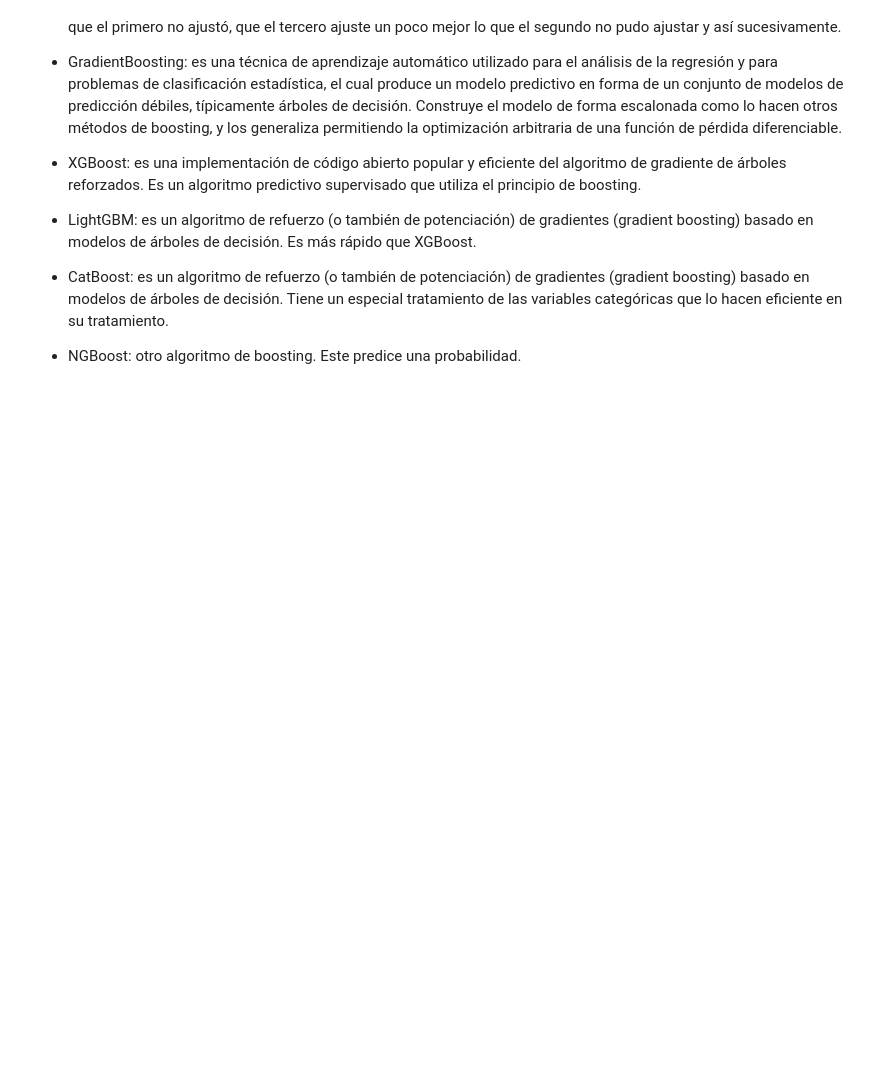
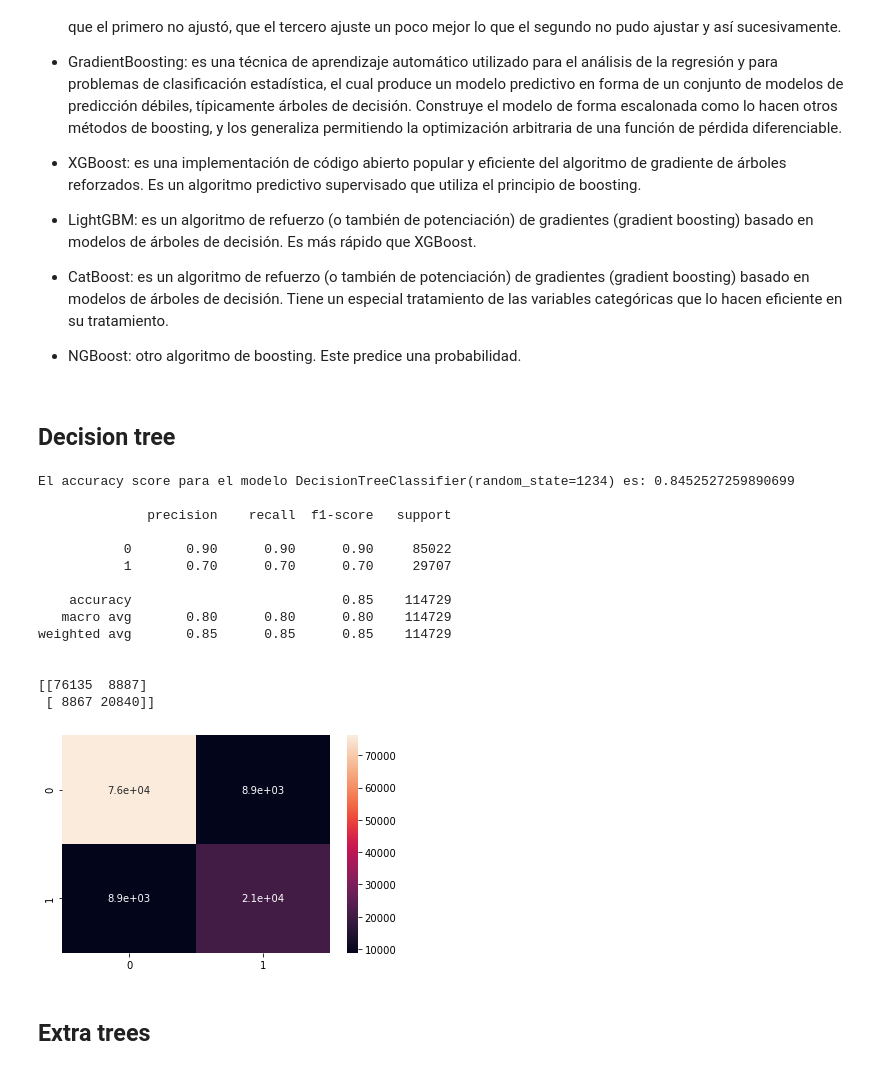
Before and after one commit to GerardoGrana/AMEX_dedault_prediction, a Jupyter notebook: Notebooks/Baseline.ipynb, the cells around one changed output. Cells and saved outputs as stored; diff of their text form; code cells hidden in the pictures; blank space fills up the shorter version.

```diff
--- a/Notebooks/Baseline.ipynb
+++ b/Notebooks/Baseline.ipynb
@@ -186,11 +186,3 @@ clasificador_random_forest = RandomForestClassifier(n_estimators=100, random_sta
 clasificador_extra_trees = ExtraTreesClassifier(n_estimators=100, random_state=semilla)
 clasificador_adaboost = AdaBoostClassifier(random_state=semilla)
 clasificador_gradientboost = GradientBoostingClassifier(random_state=semilla)
-# %%
-%%time
-clasificadores = [clasificador_tree_, clasificador_random_forest, clasificador_extra_trees,
-                    clasificador_adaboost,clasificador_gradientboost]
-
-for clasificador in clasificadores:
-    print("Training the", clasificador)
-    clasificador.fit(X_train, y_train)
@@ -198,0 +189,35 @@ for clasificador in clasificadores:
+# %% [markdown]
+## Decision tree
+# %%
+modelo = clasificador_tree_
+# %%
+my_pipeline2 = Pipeline(steps=[('preprocessor', preprocessor),
+                              ('model', modelo)
+                             ])
+# %%
+my_pipeline2.fit(X_train, y_train)
+predicciones = my_pipeline2.predict(X_test)
+cmx = confusion_matrix(y_test,predicciones)
+
+print(f'El accuracy score para el modelo {modelo} es: {accuracy_score(y_test, predicciones)}\n')
+print(classification_report(y_test, predicciones)+'\n')
+sns.heatmap(cmx, annot=True)
+print(cmx)
+# %% [output]
+El accuracy score para el modelo DecisionTreeClassifier(random_state=1234) es: 0.8452527259890699
+
+              precision    recall  f1-score   support
+
+           0       0.90      0.90      0.90     85022
+           1       0.70      0.70      0.70     29707
+
+    accuracy                           0.85    114729
+   macro avg       0.80      0.80      0.80    114729
+weighted avg       0.85      0.85      0.85    114729
+
+
+[[76135  8887]
+ [ 8867 20840]]
+[figure, added]
+# %% [markdown]
+## Extra trees
```
Also changed, not shown: parts of 13 cells of this notebook.
